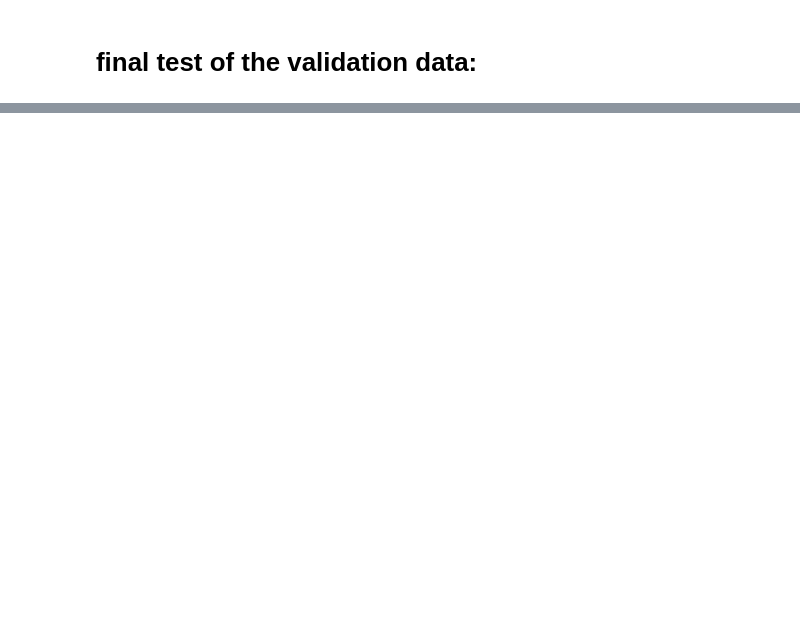
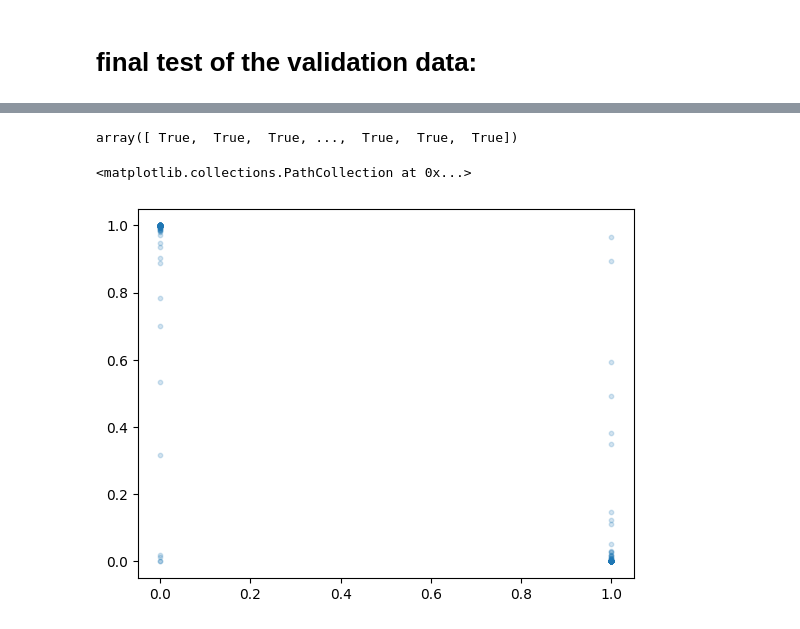
Before and after one commit to salaris1/protein_model, a Jupyter notebook: train_shallow_model for_finetuned_model.ipynb, the cells around one changed output, grey strips where cells are left out. Saved outputs shown, nothing was run; the diff lists cells and outputs as text; code cells hidden in the pictures; blank space fills up the shorter version.

```diff
--- a/train_shallow_model for_finetuned_model.ipynb
+++ b/train_shallow_model for_finetuned_model.ipynb
@@ -180,7 +159,7 @@ import numpy as np
 import pandas as pd
 from sklearn.ensemble import GradientBoostingClassifier,RandomForestClassifier
 from sklearn.model_selection import train_test_split
-from sklearn.metrics import accuracy_score, confusion_matrix,balanced_accuracy_score,f1_score
+from sklearn.metrics import accuracy_score, confusion_matrix,balanced_accuracy_score,f1_score,classification_report,roc_curve
 
 from sklearn.preprocessing import LabelEncoder
 
@@ -204,8 +183,8 @@ X_train, X_test, y_train, y_test = train_test_split(X, y_encoded, test_size=0.2,
 # Create a Gradient Boosting Classifier
 # gbc = GradientBoostingClassifier(n_estimators=100, learning_rate=0.1, max_depth=3, random_state=42)
 # modelx = GradientBoostingClassifier()
-modelx = RandomForestClassifier()
-
+# modelx = RandomForestClassifier()
+modelx= XGBClassifier()
 # Train the model
 modelx.fit(X_train, y_train)
 
@@ -281,0 +222,21 @@ accuracy
+# %%
+x_test = validation_df['mean_representation'].to_list()
+y_v = validation_df['label']
+y_test = label_encoder.transform(y_v)
+y_pred = modelx.predict(x_test)
+y_prob = modelx.predict_proba(x_test)
+y_pred = y_prob[:,1]>= .9
+# Evaluate the model
+accuracy = accuracy_score(y_test, y_pred)
+conf_mat = confusion_matrix(y_test, y_pred)
+bacc = balanced_accuracy_score(y_test,y_pred)
+f1 = f1_score(y_test,y_pred,average='weighted')
+
+print(f'Accuracy: {accuracy}')
+print(f'balanced accuracy:{bacc}' )
+print(f'f1 score:{f1}' )
+
+print('Confusion Matrix:')
+print(conf_mat)
+
+print(classification_report(y_test, y_pred,target_names=list(label_encoder.classes_)))
@@ -281,0 +258,9 @@ accuracy
+# %%
+y_pred
+# %% [output]
+array([ True,  True,  True, ...,  True,  True,  True])
+# %%
+plt.scatter(y_test, y_prob[:,0],alpha = .2,s = 10)
+# %% [output]
+<matplotlib.collections.PathCollection at 0x...>
+[figure, added]
```
Also changed, not shown: parts of 17 cells of this notebook, 3 other files.
